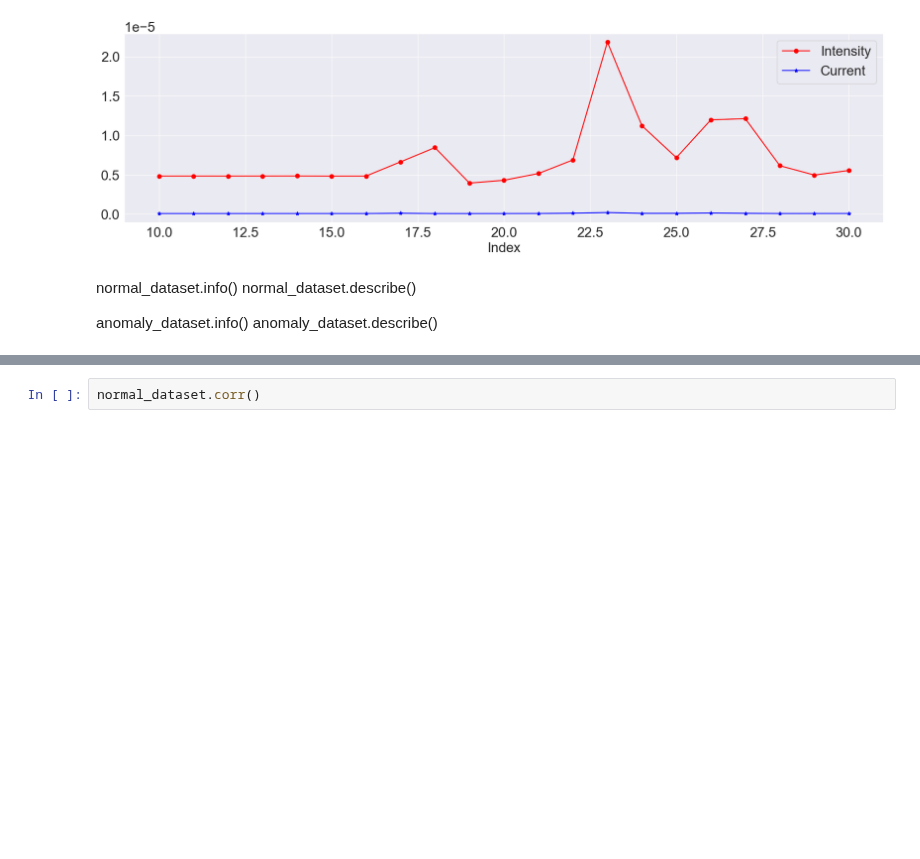
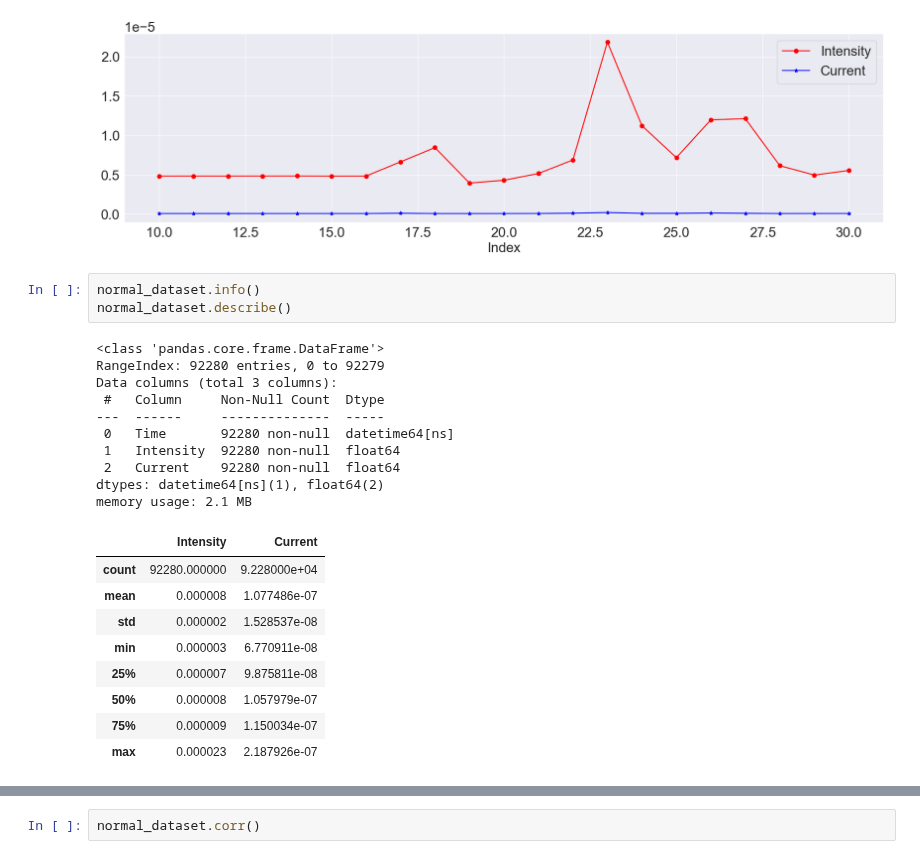
Before and after one commit to Kwak-Jin/Smart-Factory, a Jupyter notebook: notebooks/test.ipynb, the cells around one changed output, grey strips where cells are left out. Drawn from its saved outputs; the diff is of its cells as text; blank space fills up the shorter version.

```diff
--- a/notebooks/test.ipynb
+++ b/notebooks/test.ipynb
@@ -53,10 +60,26 @@ plt.legend()
 plt.show()
 # %% [output]
 [figure]
-# %% [markdown]
-normal_dataset.info()
-normal_dataset.describe()
-
-
-anomaly_dataset.info()
-anomaly_dataset.describe()
+# %%
+normal_dataset.info()
+normal_dataset.describe()
+# %% [output]
+<class 'pandas.core.frame.DataFrame'>
+RangeIndex: 92280 entries, 0 to 92279
+Data columns (total 3 columns):
+ #   Column     Non-Null Count  Dtype
+---  ------     --------------  -----
+ 0   Time       92280 non-null  datetime64[ns]
+ 1   Intensity  92280 non-null  float64
+ 2   Current    92280 non-null  float64
+dtypes: datetime64[ns](1), float64(2)
+memory usage: 2.1 MB
+|  | Intensity | Current |
+| count | 92280.000000 | 9.228000e+04 |
+| mean | 0.000008 | 1.077486e-07 |
+| std | 0.000002 | 1.528537e-08 |
+| min | 0.000003 | 6.770911e-08 |
+| 25% | 0.000007 | 9.875811e-08 |
+| 50% | 0.000008 | 1.057979e-07 |
+| 75% | 0.000009 | 1.150034e-07 |
+| max | 0.000023 | 2.187926e-07 |
```
Also changed, not shown: parts of 26 cells of this notebook.
